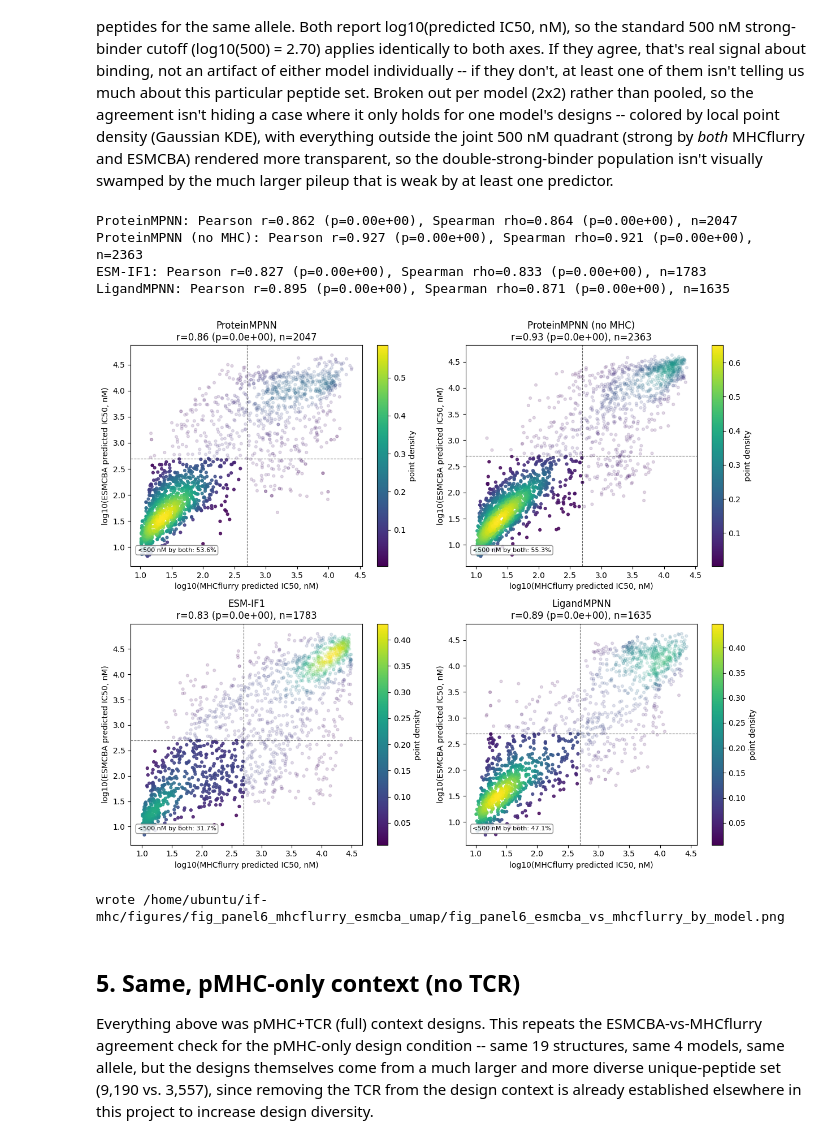
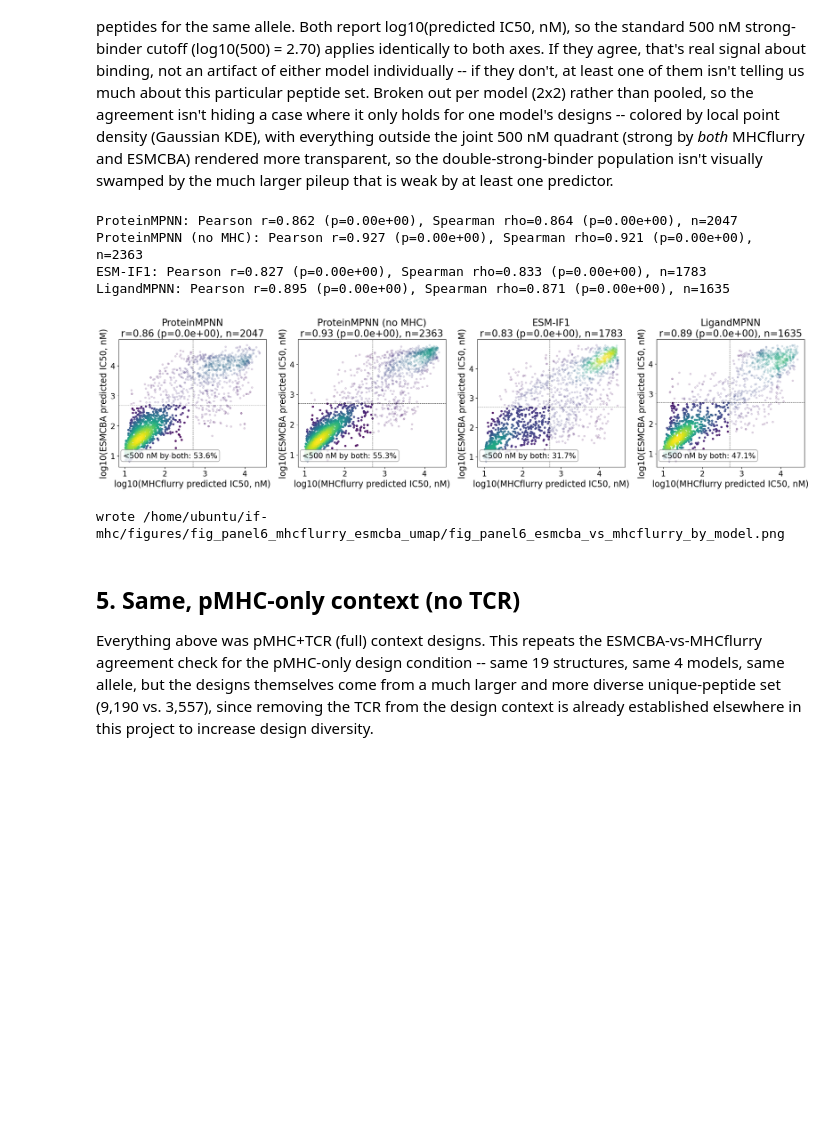
Before and after one commit to sermare/if-mhc, a Jupyter notebook: notebooks/panel/06_mhcflurry_esmcba_umap.ipynb, the cells around one changed output. Drawn from its saved outputs; the diff is of its cells as text; code cells hidden in the pictures; blank space fills up the shorter version.

```diff
--- a/notebooks/panel/06_mhcflurry_esmcba_umap.ipynb
+++ b/notebooks/panel/06_mhcflurry_esmcba_umap.ipynb
@@ -213,46 +213,46 @@ the much larger pileup that is weak by at least one predictor.
 LOG500 = np.log10(500)
 cmap_density = plt.get_cmap("viridis")
 
-fig, axes = plt.subplots(2, 2, figsize=(12, 10))
+fig, axes = plt.subplots(1, 4, figsize=(20, 5))
 for ax, model in zip(axes.flat, MODELS):
     sub = df[df.model == model]
     r, p = pearsonr(sub["esmcba_prediction"], np.log10(sub["mhcflurry_ic50_nM"]))
     rho, p_rho = spearmanr(sub["esmcba_prediction"], sub["mhcflurry_ic50_nM"])
     print(f"{MODEL_LABEL[model]}: Pearson r={r:.3f} (p={p:.2e}), Spearman rho={rho:.3f} "
          f"(p={p_rho:.2e}), n={len(sub)}")
     x = np.log10(sub["mhcflurry_ic50_nM"].values)
     y = sub["esmcba_prediction"].values
     density = gaussian_kde(np.vstack([x, y]))(np.vstack([x, y]))
     order = np.argsort(density)  # lowest density first, so denser points draw on top
     x, y, density = x[order], y[order], density[order]
     is_double_strong = (x < LOG500) & (y < LOG500)
     norm = plt.Normalize(density.min(), density.max())
     colors = cmap_density(norm(density))
     colors[~is_double_strong, 3] = 0.15
     colors[is_double_strong, 3] = 0.85
     sc = ax.scatter(x, y, c=colors, s=12)
     sm = plt.cm.ScalarMappable(cmap=cmap_density, norm=norm)
-    fig.colorbar(sm, ax=ax, label="point density")
     ax.axvline(LOG500, color="black", linestyle="--", linewidth=0.8, alpha=0.6)
     ax.axhline(LOG500, color="black", linestyle="--", linewidth=0.8, alpha=0.6)
     pct_double_strong = 100 * np.mean(is_double_strong)
     ax.text(0.03, 0.06, f"<500 nM by both: {pct_double_strong:.1f}%",
-           transform=ax.transAxes, fontsize=8, va="bottom", ha="left",
+           transform=ax.transAxes, fontsize=15, va="bottom", ha="left",
            bbox=dict(boxstyle="round", facecolor="white", alpha=0.85, edgecolor="gray"))
-    ax.set_xlabel("log10(MHCflurry predicted IC50, nM)")
-    ax.set_ylabel("log10(ESMCBA predicted IC50, nM)")
-    ax.set_title(f"{MODEL_LABEL[model]}\nr={r:.2f} (p={p:.1e}), n={len(sub)}")
+    ax.set_xlabel("log10(MHCflurry predicted IC50, nM)", fontsize=17)
+    ax.set_ylabel("log10(ESMCBA predicted IC50, nM)", fontsize=17)
+    ax.tick_params(labelsize=15)
+    ax.set_title(f"{MODEL_LABEL[model]}\nr={r:.2f} (p={p:.1e}), n={len(sub)}", fontsize=19)
 fig.tight_layout()
 out = FIG_DIR / "fig_panel6_esmcba_vs_mhcflurry_by_model.png"
 fig.savefig(out, dpi=150, bbox_inches="tight")
 plt.show()
 print(f"wrote {out}")
 # %% [output]
 ProteinMPNN: Pearson r=0.862 (p=0.00e+00), Spearman rho=0.864 (p=0.00e+00), n=2047
 ProteinMPNN (no MHC): Pearson r=0.927 (p=0.00e+00), Spearman rho=0.921 (p=0.00e+00), n=2363
 ESM-IF1: Pearson r=0.827 (p=0.00e+00), Spearman rho=0.833 (p=0.00e+00), n=1783
 LigandMPNN: Pearson r=0.895 (p=0.00e+00), Spearman rho=0.871 (p=0.00e+00), n=1635
-[figure, old version]
+[figure, new version]
 wrote /home/ubuntu/if-mhc/figures/fig_panel6_mhcflurry_esmcba_umap/fig_panel6_esmcba_vs_mhcflurry_by_model.png
 # %% [markdown]
 ## 5. Same, pMHC-only context (no TCR)
```
Also changed, not shown: parts of 1 cell of this notebook, 7 other files.
